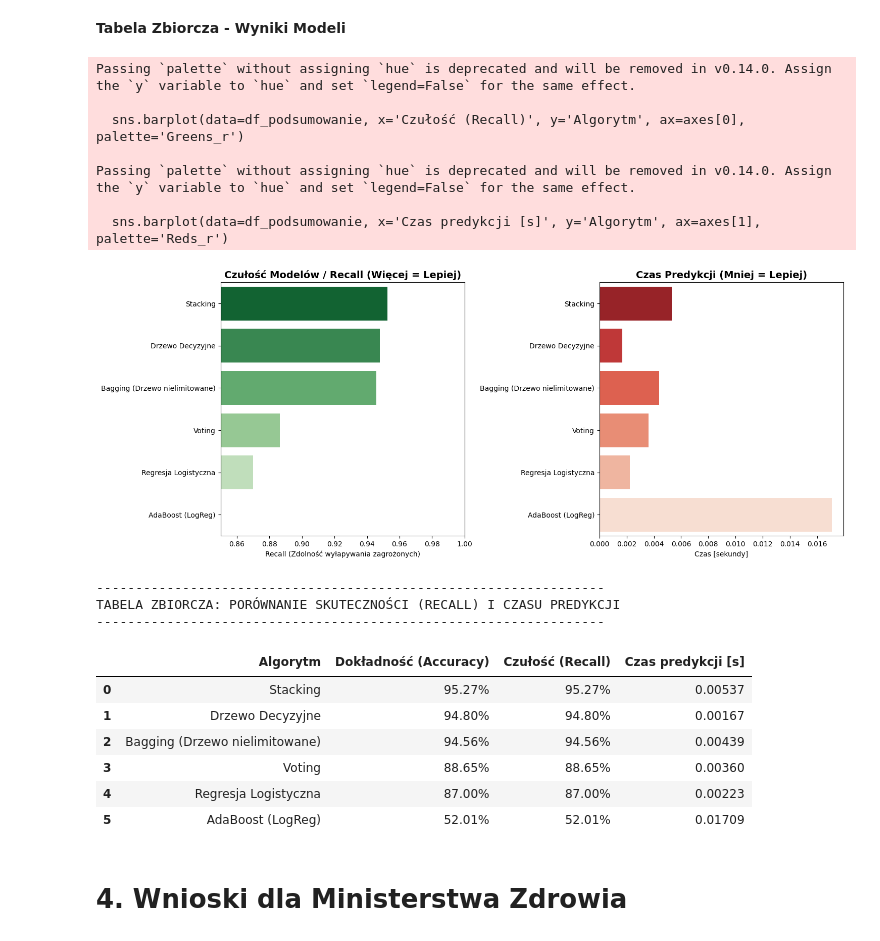
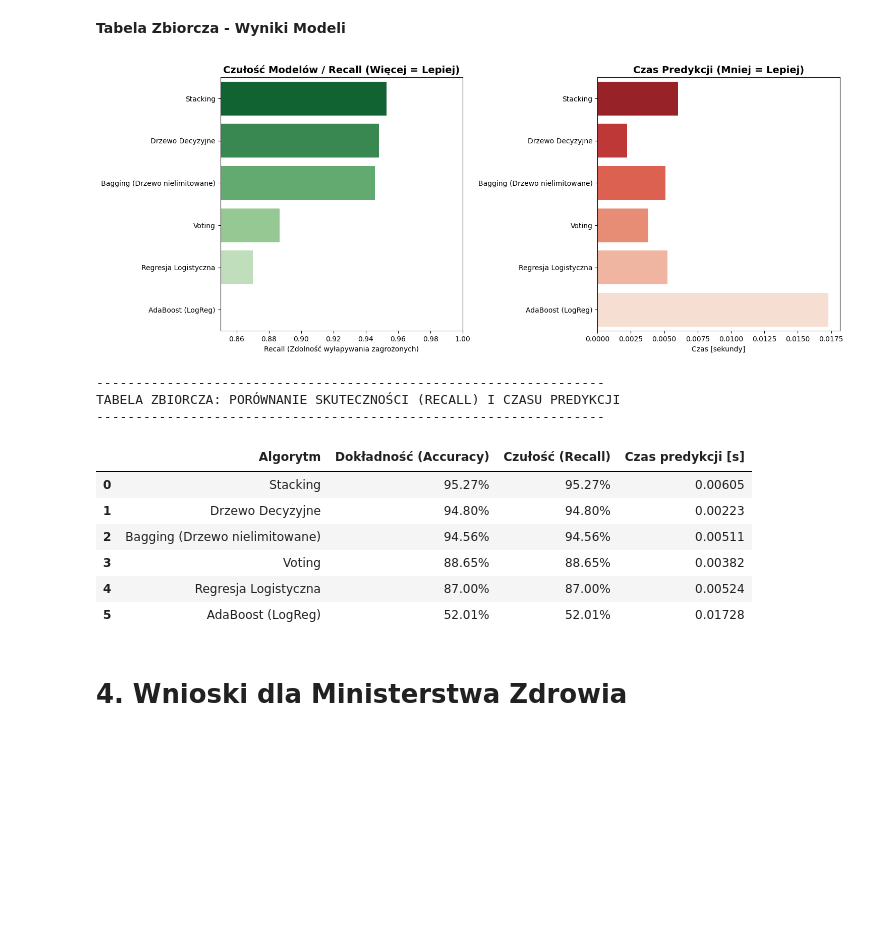
Before and after one commit to Zajecia-na-PWr-LR/lista-5-altMIchal, a Jupyter notebook: ml_lab05_1.ipynb, the cells around one changed output. Drawn from its saved outputs; the diff is of its cells as text; code cells hidden in the pictures; blank space fills up the shorter version.

```diff
--- a/ml_lab05_1.ipynb
+++ b/ml_lab05_1.ipynb
@@ -567,10 +567,6 @@ plot_confusion_matrix("Bagging (Idealny kompromis)", unlimited_tree_bagging, X_t
 # %% [markdown]
 **Tabela Zbiorcza - Wyniki Modeli**
 # %%
-# ==========================================
-# TABELA ZBIORCZA I WYKRESY (RECALL VS CZAS)
-# ==========================================
-
 all_models = {
     "Regresja Logistyczna": log_reg,
     "Drzewo Decyzyjne": decision_tree,
@@ -598,52 +594,45 @@ for name, model in all_models.items():
     })
 
 df_podsumowanie = pd.DataFrame(results)
 
 df_podsumowanie = df_podsumowanie.sort_values(by="Czułość (Recall)", ascending=False).reset_index(drop=True)
 
 fig, axes = plt.subplots(1, 2, figsize=(15, 6))
 
-sns.barplot(data=df_podsumowanie, x='Czułość (Recall)', y='Algorytm', ax=axes[0], palette='Greens_r')
+sns.barplot(data=df_podsumowanie, x='Czułość (Recall)', y='Algorytm', ax=axes[0], palette='Greens_r', hue='Algorytm', legend=False)
 axes[0].set_title('Czułość Modelów / Recall (Więcej = Lepiej)', fontsize=14, fontweight='bold')
 axes[0].set_xlim(0.85, 1.0)
 axes[0].set_xlabel('Recall (Zdolność wyłapywania zagrożonych)')
 axes[0].set_ylabel('')
 
-sns.barplot(data=df_podsumowanie, x='Czas predykcji [s]', y='Algorytm', ax=axes[1], palette='Reds_r')
+sns.barplot(data=df_podsumowanie, x='Czas predykcji [s]', y='Algorytm', ax=axes[1], palette='Reds_r', hue='Algorytm', legend=False)
 axes[1].set_title('Czas Predykcji (Mniej = Lepiej)', fontsize=14, fontweight='bold')
 axes[1].set_xlabel('Czas [sekundy]')
 axes[1].set_ylabel('')
 
 plt.tight_layout()
 plt.show()
 
 df_podsumowanie['Dokładność (Accuracy)'] = df_podsumowanie['Dokładność (Accuracy)'].apply(lambda x: f"{x*100:.2f}%")
 df_podsumowanie['Czułość (Recall)'] = df_podsumowanie['Czułość (Recall)'].apply(lambda x: f"{x*100:.2f}%")
 df_podsumowanie['Czas predykcji [s]'] = df_podsumowanie['Czas predykcji [s]'].apply(lambda x: f"{x:.5f}")
 
 print("\n" + 65*"-")
 print("TABELA ZBIORCZA: PORÓWNANIE SKUTECZNOŚCI (RECALL) I CZASU PREDYKCJI")
 print(65*"-")
 display(df_podsumowanie)
 # %% [output]
+[figure, new version]
-Passing `palette` without assigning `hue` is deprecated and will be removed in v0.14.0. Assign the `y` variable to `hue` and set `legend=False` for the same effect.
-
-  sns.barplot(data=df_podsumowanie, x='Czułość (Recall)', y='Algorytm', ax=axes[0], palette='Greens_r')
-
-Passing `palette` without assigning `hue` is deprecated and will be removed in v0.14.0. Assign the `y` variable to `hue` and set `legend=False` for the same effect.
-
-  sns.barplot(data=df_podsumowanie, x='Czas predykcji [s]', y='Algorytm', ax=axes[1], palette='Reds_r')
+-----------------------------------------------------------------
+TABELA ZBIORCZA: PORÓWNANIE SKUTECZNOŚCI (RECALL) I CZASU PREDYKCJI
+-----------------------------------------------------------------
-[figure, old version]
------------------------------------------------------------------
-TABELA ZBIORCZA: PORÓWNANIE SKUTECZNOŚCI (RECALL) I CZASU PREDYKCJI
------------------------------------------------------------------
 |  | Algorytm | Dokładność (Accuracy) | Czułość (Recall) | Czas predykcji [s] |
-| 0 | Stacking | 95.27% | 95.27% | 0.00537 |
-| 1 | Drzewo Decyzyjne | 94.80% | 94.80% | 0.00167 |
-| 2 | Bagging (Drzewo nielimitowane) | 94.56% | 94.56% | 0.00439 |
-| 3 | Voting | 88.65% | 88.65% | 0.00360 |
-| 4 | Regresja Logistyczna | 87.00% | 87.00% | 0.00223 |
-| 5 | AdaBoost (LogReg) | 52.01% | 52.01% | 0.01709 |
+| 0 | Stacking | 95.27% | 95.27% | 0.00605 |
+| 1 | Drzewo Decyzyjne | 94.80% | 94.80% | 0.00223 |
+| 2 | Bagging (Drzewo nielimitowane) | 94.56% | 94.56% | 0.00511 |
+| 3 | Voting | 88.65% | 88.65% | 0.00382 |
+| 4 | Regresja Logistyczna | 87.00% | 87.00% | 0.00524 |
+| 5 | AdaBoost (LogReg) | 52.01% | 52.01% | 0.01728 |
 # %% [markdown]
 # **4. Wnioski dla Ministerstwa Zdrowia**
 # %% [markdown]
```
Also changed, not shown: parts of 1 cell of this notebook.
